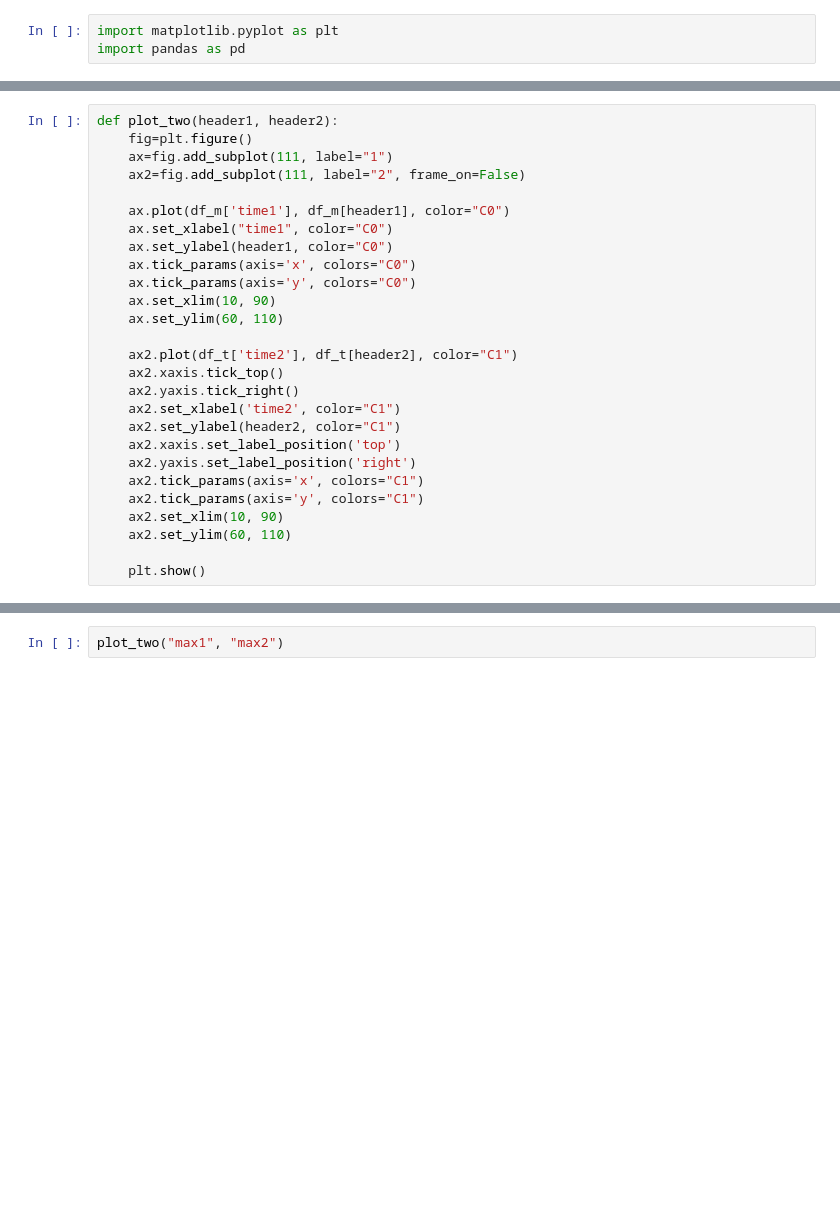
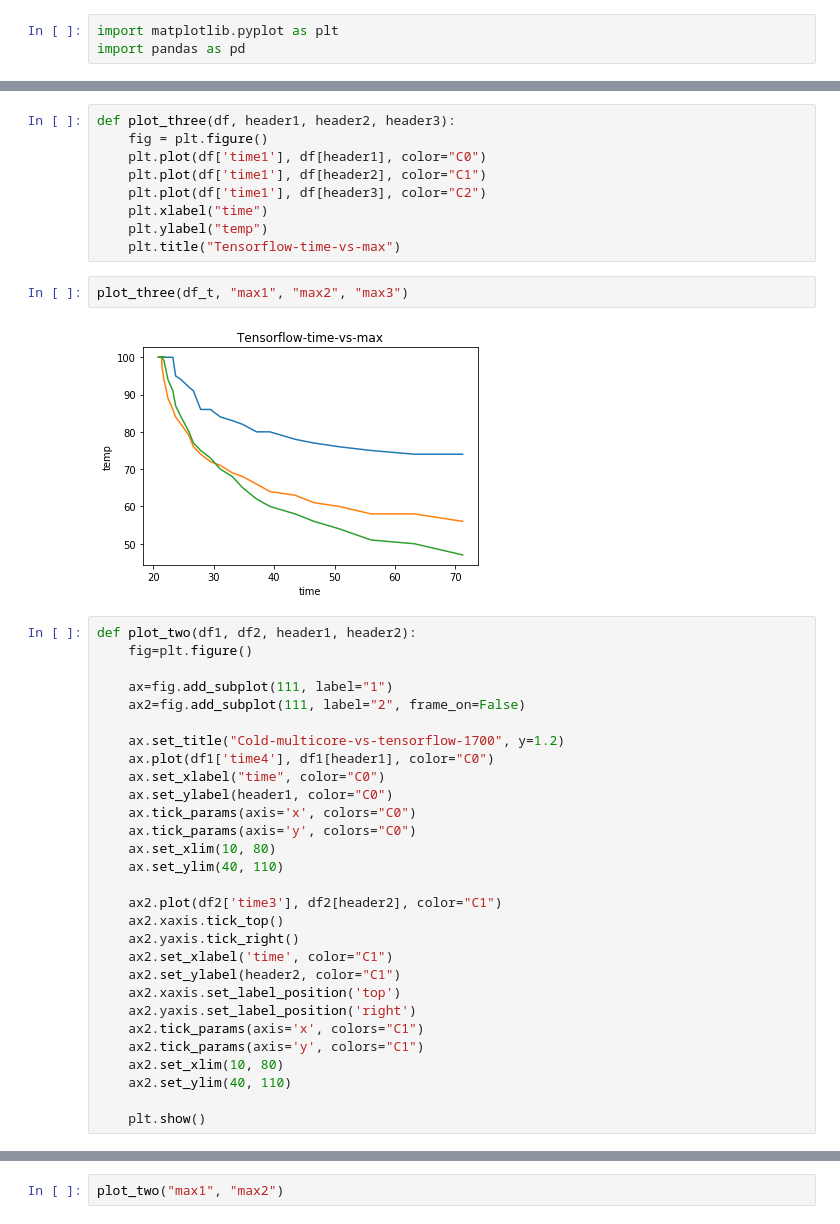
Before and after one commit to Heronalps/Sparta, a Jupyter notebook: micro-benchmarks/python/time-vs-max-plot.ipynb, the cells around one changed output, grey strips where cells are left out. Cells and saved outputs as stored; diff of their text form; blank space fills up the shorter version.

```diff
--- a/micro-benchmarks/python/time-vs-max-plot.ipynb
+++ b/micro-benchmarks/python/time-vs-max-plot.ipynb
@@ -47,27 +36,42 @@ df_t
+# %%
+def plot_three(df, header1, header2, header3):
+    fig = plt.figure()
+    plt.plot(df['time1'], df[header1], color="C0")
+    plt.plot(df['time1'], df[header2], color="C1")
+    plt.plot(df['time1'], df[header3], color="C2")
+    plt.xlabel("time")
+    plt.ylabel("temp")
+    plt.title("Tensorflow-time-vs-max")
+# %%
+plot_three(df_t, "max1", "max2", "max3")
+# %% [output]
+[figure, added]
 # %%
-def plot_two(header1, header2):
+def plot_two(df1, df2, header1, header2):
     fig=plt.figure()
+
     ax=fig.add_subplot(111, label="1")
     ax2=fig.add_subplot(111, label="2", frame_on=False)
 
-    ax.plot(df_m['time1'], df_m[header1], color="C0")
-    ax.set_xlabel("time1", color="C0")
+    ax.set_title("Cold-multicore-vs-tensorflow-1700", y=1.2)
+    ax.plot(df1['time4'], df1[header1], color="C0")
+    ax.set_xlabel("time", color="C0")
     ax.set_ylabel(header1, color="C0")
     ax.tick_params(axis='x', colors="C0")
     ax.tick_params(axis='y', colors="C0")
-    ax.set_xlim(10, 90)
-    ax.set_ylim(60, 110)
+    ax.set_xlim(10, 80)
+    ax.set_ylim(40, 110)
 
-    ax2.plot(df_t['time2'], df_t[header2], color="C1")
+    ax2.plot(df2['time3'], df2[header2], color="C1")
     ax2.xaxis.tick_top()
     ax2.yaxis.tick_right()
-    ax2.set_xlabel('time2', color="C1")
+    ax2.set_xlabel('time', color="C1")
     ax2.set_ylabel(header2, color="C1")
     ax2.xaxis.set_label_position('top')
     ax2.yaxis.set_label_position('right')
     ax2.tick_params(axis='x', colors="C1")
     ax2.tick_params(axis='y', colors="C1")
-    ax2.set_xlim(10, 90)
-    ax2.set_ylim(60, 110)
+    ax2.set_xlim(10, 80)
+    ax2.set_ylim(40, 110)
 
     plt.show()
```
Also changed, not shown: parts of 10 cells of this notebook, 1 other file.
